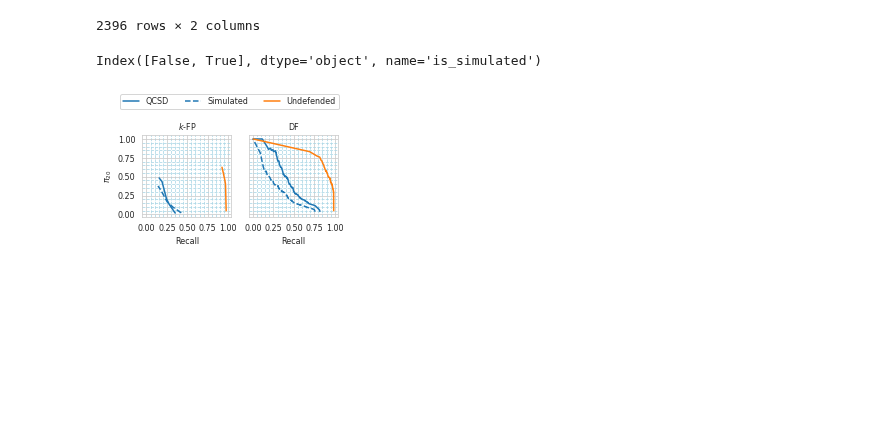
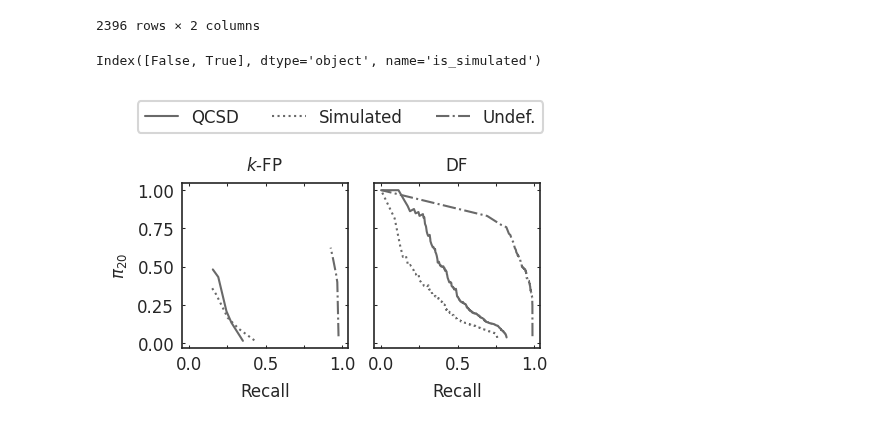
Before and after one commit to jpcsmith/qcsd-experiments, a Jupyter notebook: workflow/notebooks/result-analysis-curve.ipynb, the cells around one changed output. Saved outputs shown, nothing was run; the diff lists cells and outputs as text; code cells hidden in the pictures; blank space fills up the shorter version.

Commit message:
Update plots for resubmission

```diff
--- a/workflow/notebooks/result-analysis-curve.ipynb
+++ b/workflow/notebooks/result-analysis-curve.ipynb
@@ -19,8 +19,12 @@ plt.rcParams.update({
     'axes.titlesize': 8,
     'legend.fontsize': 8,
 })
+# plt.rcParams.update({
+#     "text.usetex": True,
+#     "font.family": "sans-serif",
+#     "font.sans-serif": ["Helvetica"]})
 
-WITH_GRID = True
+WITH_GRID = False
 # %%
 INPUTS = [
     f"../../results/ml-eval-conn/{path}/predict/{classifier}-0.csv"
@@ -153,47 +157,73 @@ Index([False, True], dtype='object', name='is_simulated')
 if WITH_GRID:
     sns.set_style("whitegrid")
 
+linestyles = {
+    "Undef.": "-.",
+    "Simulated": ":",
+    "QCSD": "-"
+}
+
+
+
 def plot_pr_curves(plot_data):
+
     if not WITH_SIMULATED:
         plot_data = plot_data.xs(False, level="is_simulated", drop_level=False)
 
-    fig, axes_arr = plt.subplots(1, 2, figsize=(3.5, 1.5), sharex=True, sharey=True)
+    fig, axes_arr = plt.subplots(1, 2, figsize=(3.5 * .9, 2), sharex=True, sharey=True, dpi=150)
     for classifier, axes in  zip(plot_data.index.unique("classifier"), axes_arr.ravel()):
         for defence, color in zip(plot_data.index.unique("defence"), ["#1f77b4", "#ff7f0e"]):
-            for is_simulated, linestyle in zip([False, True], ["-", "--"]):
+            for is_simulated in [False, True]:
                 if (
                     defence == "Undefended" and is_simulated
                     or is_simulated and not WITH_SIMULATED
                 ):
                     continue
 
                 label = "QCSD" if not is_simulated else "Simulated"
                 # label = defence if defence == "Undefended" else f"{defence} ({label})"
                 label = defence if defence == "Undefended" else label
+                if label == "Undefended":
+                    label = "Undef."
+
                 axes.plot(
                     plot_data["recall"][defence][classifier][is_simulated],
                     plot_data["precision"][defence][classifier][is_simulated],
                     label=label,
-                    linestyle=linestyle,
-                    color=color,
+                    linestyle=linestyles[label],
+                    color="dimgray",
+                    linewidth=1,
                 )
         axes.set_xlabel("Recall")
-        axes.set_xticks([0, .25, .5, .75, 1])
+        axes.xaxis.set_major_locator(ticker.MultipleLocator(.5))
+        axes.yaxis.set_major_locator(ticker.MultipleLocator(.25))
+        axes.xaxis.set_minor_locator(ticker.MultipleLocator(.25))
 
         if WITH_GRID:
             axes.grid(True, which="minor", axis="both", color="lightblue", linestyle="--")
             axes.yaxis.set_minor_locator(ticker.MultipleLocator(.05))
             axes.xaxis.set_minor_locator(ticker.MultipleLocator(.05))
 
         axes.set_title(classifier)
+        axes.set_aspect("equal")
+        axes.margins(0.05)
+        axes.tick_params(
+            axis='both', which='both', bottom=True, top=True, right=True, left=True,
+            direction="in", width=.5, length = 1.5,
+
+        )
     axes_arr[0].set_ylabel("$\pi_{20}$")
     handles, labels = axes_arr[0].get_legend_handles_labels()
+
+    fig.tight_layout(w_pad=.75)
+    fig.subplots_adjust(wspace=None, hspace=None)
+
     if WITH_LEGEND:
-        fig.legend(handles, labels, loc='upper left', bbox_to_anchor=(0.02, 1.3), ncol=3)
+        fig.legend(handles, labels, loc='lower right', bbox_to_anchor=(.97, .95), ncol=3)
     return fig
 
 fig = plot_pr_curves(pr_scores)
 fig.savefig(OUTPUT_FILE.with_suffix(".png"), bbox_inches="tight", dpi=150)
 fig.savefig(OUTPUT_FILE.with_suffix(".pgf"), backend="pgf", bbox_inches="tight")
 # %% [output]
-[figure, old version]
+[figure, new version]
```
Also changed, not shown: 5 other files.
